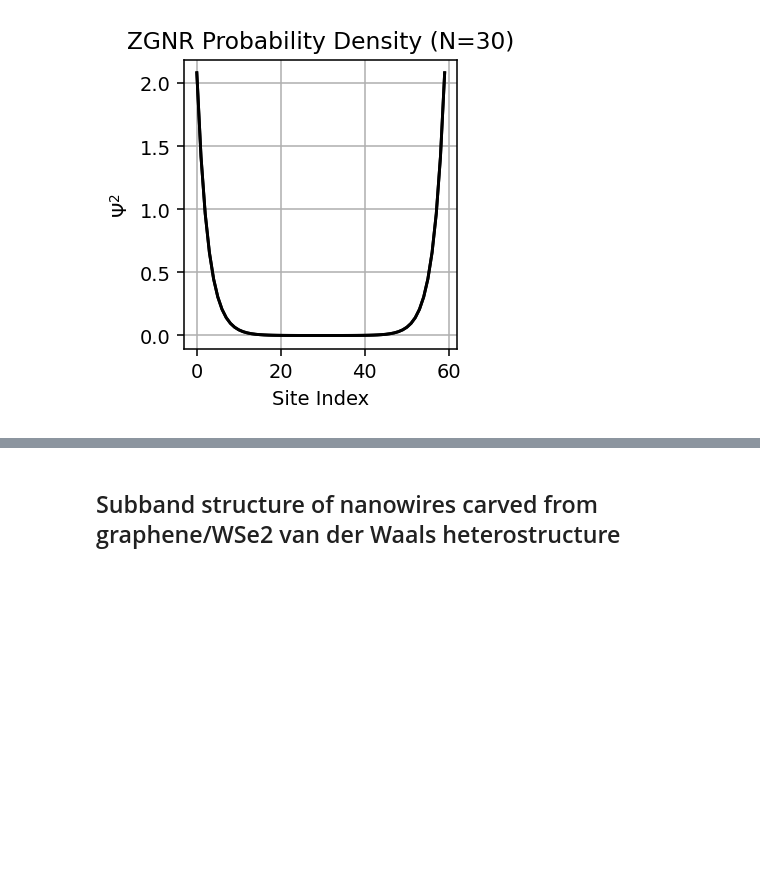
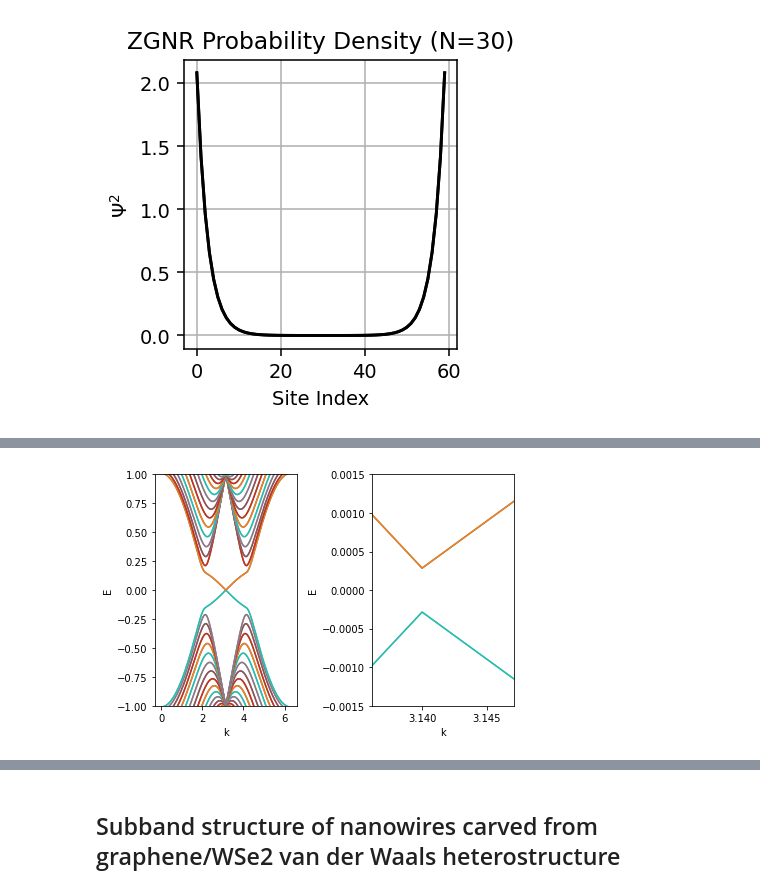
Before and after one commit to AndrewCrossman/PHYS824, a Jupyter notebook: 824Project.ipynb, the cells around one changed output, grey strips where cells are left out. Cells and saved outputs as stored; diff of their text form; code cells hidden in the pictures; blank space fills up the shorter version.

```diff
--- a/824Project.ipynb
+++ b/824Project.ipynb
@@ -278,0 +309,22 @@ ValueError: ignored
+# %%
+k = np.arange(0, 2*np.pi, 0.01) # momentum values in 1st Brillouin Zone
+
+plt.figure()
+
+plt.subplot(121)
+axes = plt.gca()
+axes.set_xlabel('k')
+axes.set_ylabel('E')
+kwant.plotter.bands(left_lead, momenta=k, dpi=100,  ax=axes);
+plt.ylim([-1,1])
+
+plt.subplot(122)
+axes = plt.gca()
+axes.set_xlabel('k')
+axes.set_ylabel('E')
+kwant.plotter.bands(left_lead, momenta=k, dpi=100,  ax=axes);
+plt.ylim([-0.0015,0.0015])
+plt.xlim([np.pi-0.0055,np.pi+0.0055])
+plt.tight_layout()
+# %% [output]
+[figure, added]
```
Also changed, not shown: parts of 8 cells of this notebook.
